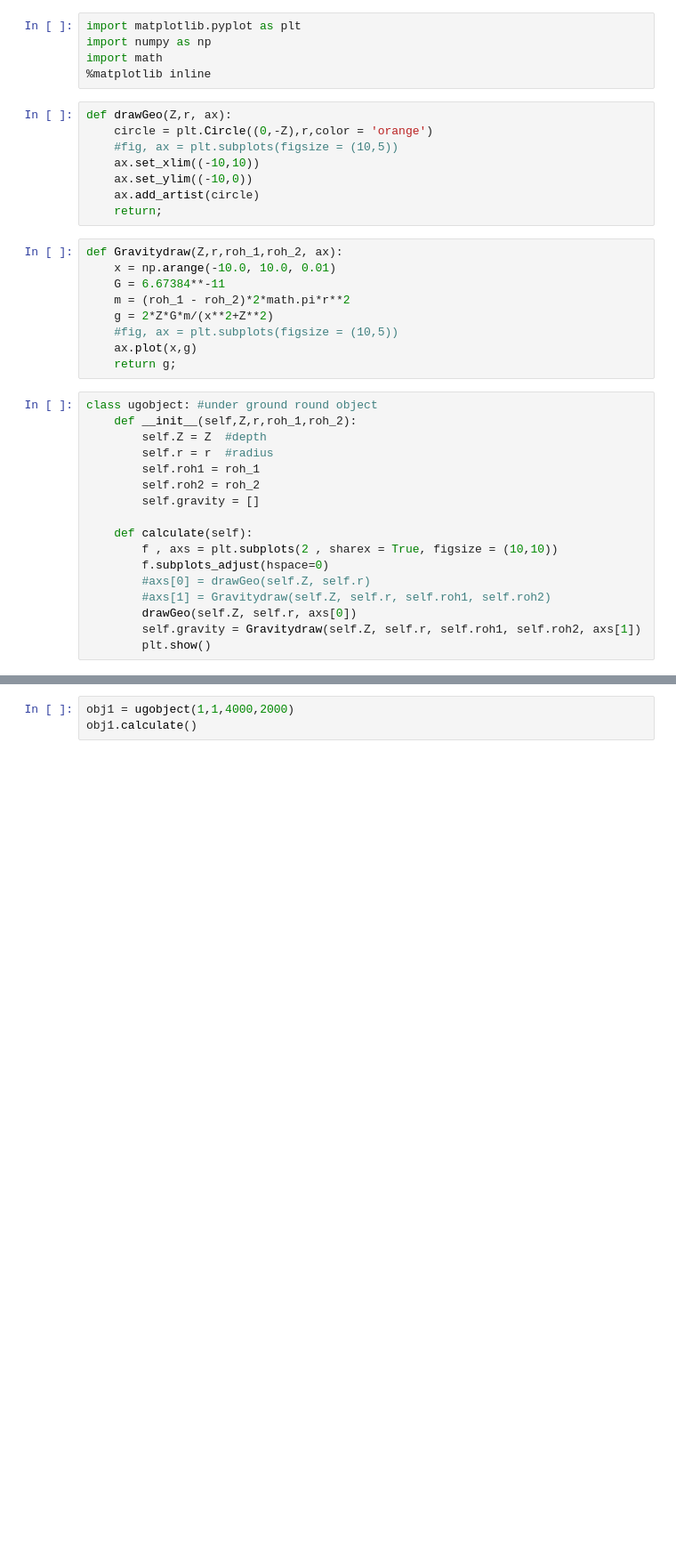
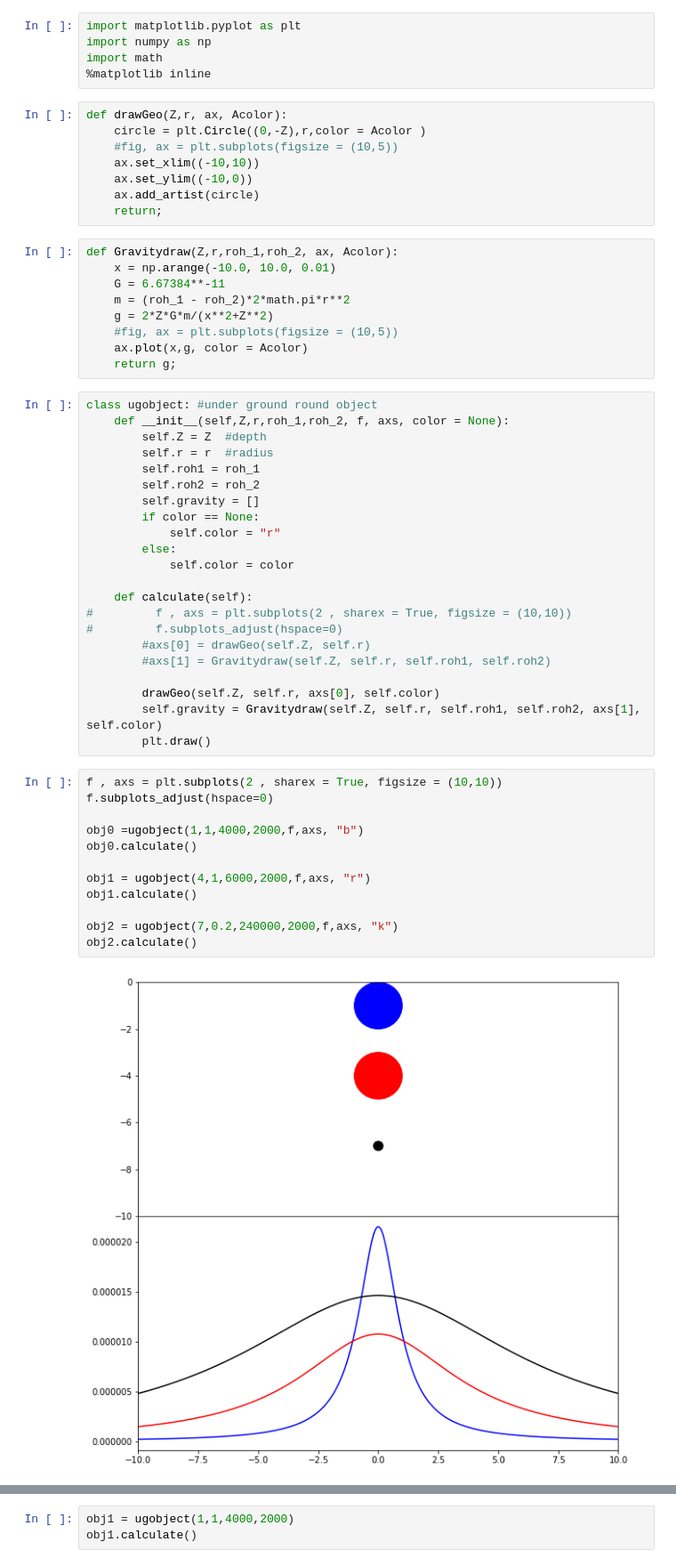
Before and after one commit to GeorgeLiang3/repository1, a Jupyter notebook: SimpleGrav.ipynb, the cells around one changed output, grey strips where cells are left out. Shown at 89% size. Saved outputs shown, nothing was run; the diff lists cells and outputs as text; blank space fills up the shorter version.

```diff
--- a/SimpleGrav.ipynb
+++ b/SimpleGrav.ipynb
@@ -4,36 +4,55 @@ import numpy as np
 import math
 %matplotlib inline
 # %%
-def drawGeo(Z,r, ax):
-    circle = plt.Circle((0,-Z),r,color = 'orange')
+def drawGeo(Z,r, ax, Acolor):
+    circle = plt.Circle((0,-Z),r,color = Acolor )
     #fig, ax = plt.subplots(figsize = (10,5))
     ax.set_xlim((-10,10))
     ax.set_ylim((-10,0))
     ax.add_artist(circle)
     return;
 # %%
-def Gravitydraw(Z,r,roh_1,roh_2, ax):
+def Gravitydraw(Z,r,roh_1,roh_2, ax, Acolor):
     x = np.arange(-10.0, 10.0, 0.01)
     G = 6.67384**-11
     m = (roh_1 - roh_2)*2*math.pi*r**2
     g = 2*Z*G*m/(x**2+Z**2)
     #fig, ax = plt.subplots(figsize = (10,5))
-    ax.plot(x,g)
+    ax.plot(x,g, color = Acolor)
     return g;
 # %%
 class ugobject: #under ground round object
-    def __init__(self,Z,r,roh_1,roh_2):
+    def __init__(self,Z,r,roh_1,roh_2, f, axs, color = None):
         self.Z = Z  #depth
         self.r = r  #radius
         self.roh1 = roh_1
         self.roh2 = roh_2
         self.gravity = []
+        if color == None:
+            self.color = "r"
+        else:
+            self.color = color
 
     def calculate(self):
-        f , axs = plt.subplots(2 , sharex = True, figsize = (10,10))
-        f.subplots_adjust(hspace=0)
+#         f , axs = plt.subplots(2 , sharex = True, figsize = (10,10))
+#         f.subplots_adjust(hspace=0)
         #axs[0] = drawGeo(self.Z, self.r)
         #axs[1] = Gravitydraw(self.Z, self.r, self.roh1, self.roh2)
-        drawGeo(self.Z, self.r, axs[0])
-        self.gravity = Gravitydraw(self.Z, self.r, self.roh1, self.roh2, axs[1])
-        plt.show()
+
+        drawGeo(self.Z, self.r, axs[0], self.color)
+        self.gravity = Gravitydraw(self.Z, self.r, self.roh1, self.roh2, axs[1], self.color)
+        plt.draw()
+# %%
+f , axs = plt.subplots(2 , sharex = True, figsize = (10,10))
+f.subplots_adjust(hspace=0)
+
+obj0 =ugobject(1,1,4000,2000,f,axs, "b")
+obj0.calculate()
+
+obj1 = ugobject(4,1,6000,2000,f,axs, "r")
+obj1.calculate()
+
+obj2 = ugobject(7,0.2,240000,2000,f,axs, "k")
+obj2.calculate()
+# %% [output]
+[figure, added]
```
Also changed, not shown: parts of 22 cells of this notebook.
